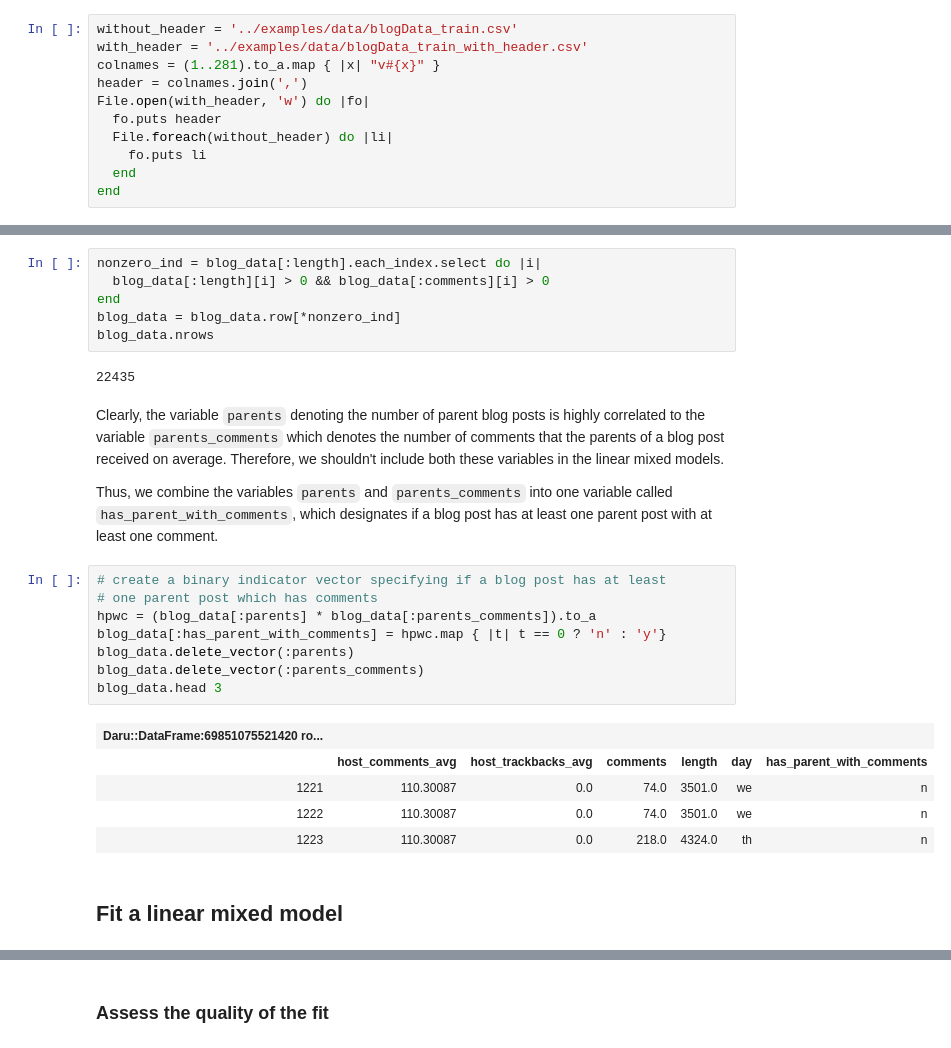
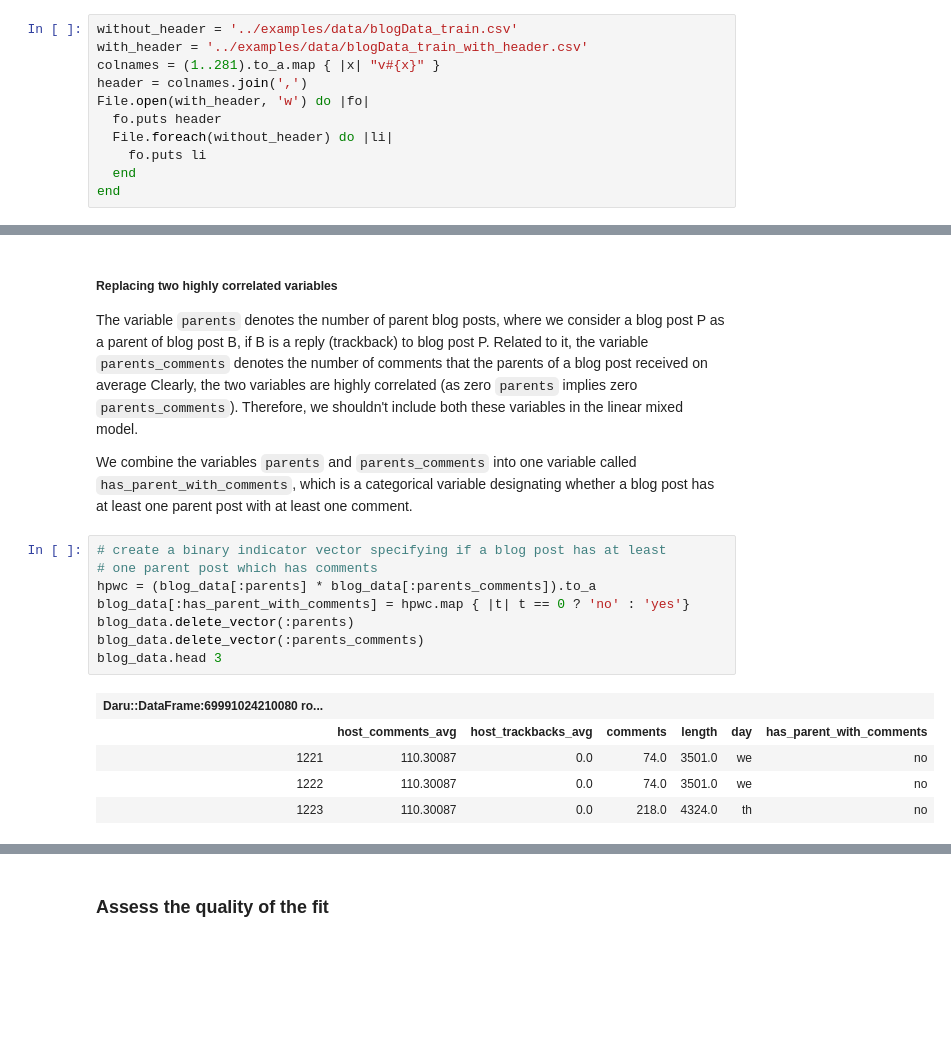
Before and after one commit to agisga/mixed_models, a Jupyter notebook: notebooks/blog_data.ipynb, the cells around one changed output, grey strips where cells are left out. Cells and saved outputs as stored; diff of their text form; blank space fills up the shorter version.

```diff
--- a/notebooks/blog_data.ipynb
+++ b/notebooks/blog_data.ipynb
@@ -85,28 +115,23 @@ We also delete observation which have zero comments in the first 24 hours after
-# %%
-nonzero_ind = blog_data[:length].each_index.select do |i|
-  blog_data[:length][i] > 0 && blog_data[:comments][i] > 0
-end
-blog_data = blog_data.row[*nonzero_ind]
-blog_data.nrows
-# %% [output]
-22435
 # %% [markdown]
-Clearly, the variable `parents` denoting the number of parent blog posts is highly correlated to the variable `parents_comments` which denotes the number of comments that the parents of a blog post received on average. Therefore, we shouldn't include both these variables in the linear mixed models.
+##### Replacing two highly correlated variables
 
-Thus, we combine the variables `parents` and `parents_comments` into one variable called `has_parent_with_comments`, which designates if a blog post has at least one parent post with at least one comment.
+The variable `parents` denotes the number of parent blog posts, where we consider a blog post P as a
+parent of blog post B, if B is a reply (trackback) to blog post P.
+Related to it, the variable `parents_comments` denotes the number of comments that the parents of a blog post received on average
+Clearly, the two variables are highly correlated (as zero `parents` implies zero `parents_comments`). Therefore, we shouldn't include both these variables in the linear mixed model.
+
+We combine the variables `parents` and `parents_comments` into one variable called `has_parent_with_comments`, which is a categorical variable designating whether a blog post has at least one parent post with at least one comment.
 # %%
 # create a binary indicator vector specifying if a blog post has at least
 # one parent post which has comments
 hpwc = (blog_data[:parents] * blog_data[:parents_comments]).to_a
-blog_data[:has_parent_with_comments] = hpwc.map { |t| t == 0 ? 'n' : 'y'}
+blog_data[:has_parent_with_comments] = hpwc.map { |t| t == 0 ? 'no' : 'yes'}
 blog_data.delete_vector(:parents)
 blog_data.delete_vector(:parents_comments)
 blog_data.head 3
 # %% [output]
-| Daru::DataFrame:69851075521420 ro... |  |  |  |  |  |  |
+| Daru::DataFrame:69991024210080 ro... |  |  |  |  |  |  |
 |  | host_comments_avg | host_trackbacks_avg | comments | length | day | has_parent_with_comments |
-| 1221 | 110.30087 | 0.0 | 74.0 | 3501.0 | we | n |
-| 1222 | 110.30087 | 0.0 | 74.0 | 3501.0 | we | n |
-| 1223 | 110.30087 | 0.0 | 218.0 | 4324.0 | th | n |
+| 1221 | 110.30087 | 0.0 | 74.0 | 3501.0 | we | no |
+| 1222 | 110.30087 | 0.0 | 74.0 | 3501.0 | we | no |
+| 1223 | 110.30087 | 0.0 | 218.0 | 4324.0 | th | no |
-# %% [markdown]
-## Fit a linear mixed model
```
Also changed, not shown: parts of 38 cells of this notebook.
